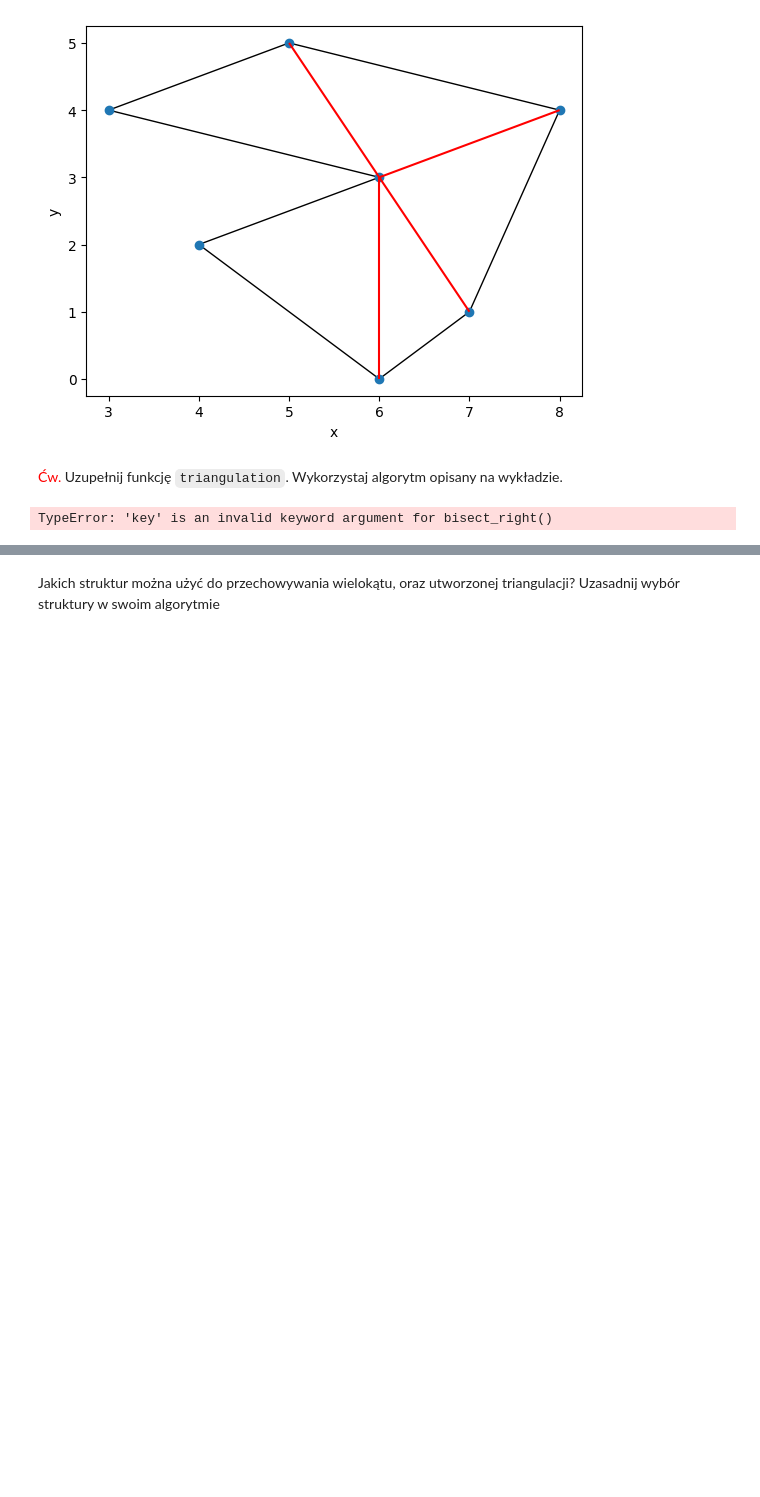
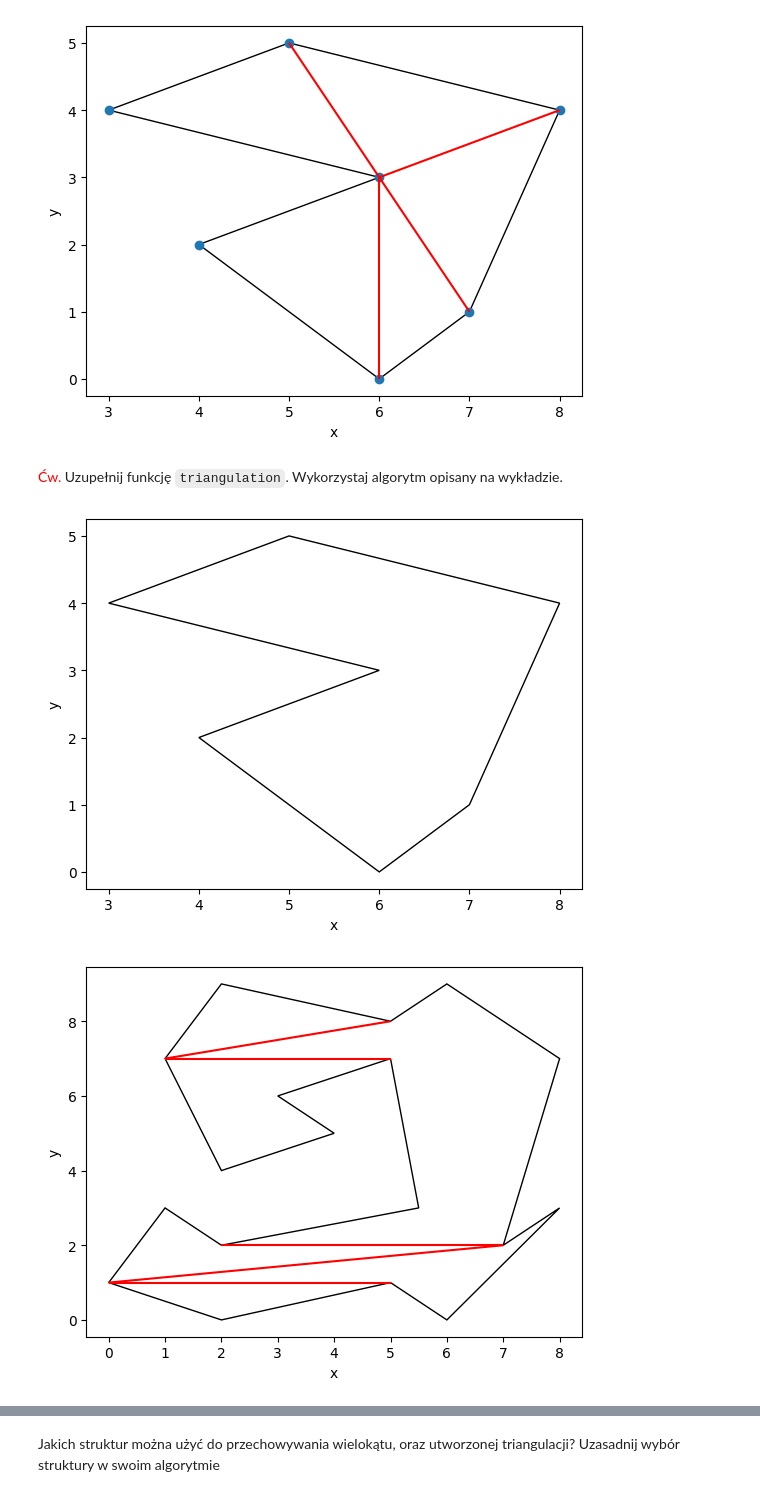
Before and after one commit to ReptilianEye/Algorytmy-Geometryczne, a Jupyter notebook: bitalg/lab3/main.ipynb, the cells around one changed output, grey strips where cells are left out. Cells and saved outputs as stored; diff of their text form; code cells hidden in the pictures; blank space fills up the shorter version.

```diff
--- a/bitalg/lab3/main.ipynb
+++ b/bitalg/lab3/main.ipynb
@@ -286,8 +276,10 @@ def onLeftSideOfPolygon(polygon):
     n = len(polygon)
     result = [False for _ in range(n)]
     p = find_index_of_highest(polygon)
+    result[p] = True
     p = nextNbour(p, n)
     last = find_index_of_highest(polygon, reversed=True)
+    result[last] = True
     while p != last:
         result[p] = True
         p = nextNbour(p, n)
@@ -383,7 +375,8 @@ class TriBST:
         return self.labels[self.pointsColors[point_idx]]
 
     def __findFirstLeftEdgeFromX(self, x) -> Edge:
-        i = bisect.bisect(self.tree, x, key=lambda x: x.firstToLeft(0))
+        A = [e.firstToLeft(0) for e in self.tree]
+        i = bisect.bisect(A, x)
         if i != 0:
             return i-1
 
@@ -409,22 +402,24 @@ class TriBST:
             self.tree.pop(found_idx)
 # %%
 def divideToMonotonicPolygons(polygon, colors=COLORS_LABELS):
+    if is_y_monotonic(polygon):
+        return []
     labels = dict((v, k) for k, v in colors.items())
     n = len(polygon)
     colors = color_vertex(polygon)
 
     isPointOnLeft = onLeftSideOfPolygon(polygon)
     # Struktura zdarzeń
-    PointsOrder = [i for i in range(n)]
-    PointsOrder = sorted(
-        PointsOrder, key=lambda x: (-polygon[x][1], polygon[x][0]))
+    pointsOrder = [i for i in range(n)]
+    pointsOrder = sorted(
+        pointsOrder, key=lambda x: (-polygon[x][1], polygon[x][0]))
 
     # Struktura stanu
     BSC = TriBST(polygon, colors)  # BroomStateController
 
     newDiagonals = []
 
-    for v in PointsOrder:
+    for v in pointsOrder:
         currentLabel = BSC.getPointLabel(v)
         if currentLabel == START:
             leftEdge = BSC.createLeftEdge(v, v)
@@ -482,11 +477,15 @@ def divideToMonotonicPolygons(polygon, colors=COLORS_LABELS):
 
     return newDiagonals
 # %%
-newDiag = divideToMonotonicPolygons(polygon_example_2)
-vis = Visualizer()
-vis.add_polygon(polygon_example_2, fill=False)
-for diag in newDiag:
-    vis.add_line_segment(diag, color='red')
-vis.show()
+my_tests_polygon = [polygon_example_1, polygon_example_2, polygon]
+for pol in my_tests_polygon:
+    newDiag = divideToMonotonicPolygons(pol)
+    vis = Visualizer()
+    vis.add_polygon(pol, fill=False)
+    for diag in newDiag:
+        diagP = [pol[diag[0]], pol[diag[1]]]
+        vis.add_line_segment(diagP, color='red')
+    vis.show()
 # %% [output]
-TypeError: 'key' is an invalid keyword argument for bisect_right()
+[figure, added]
+[figure, added]
```
Also changed, not shown: parts of 14 cells of this notebook, 2 other files.
